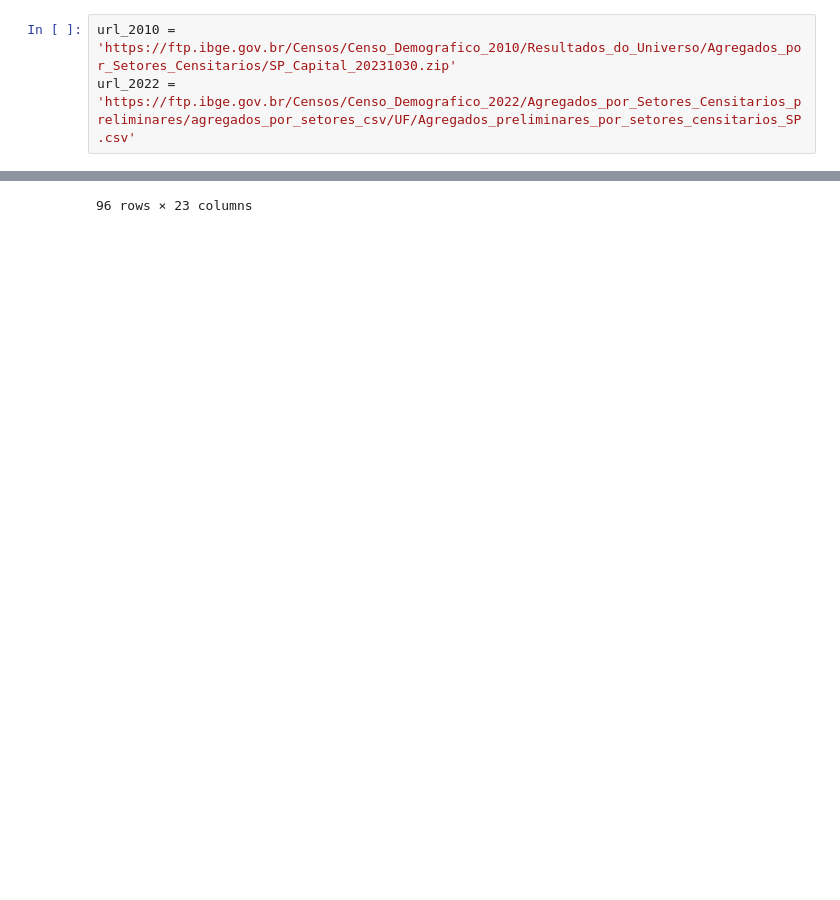
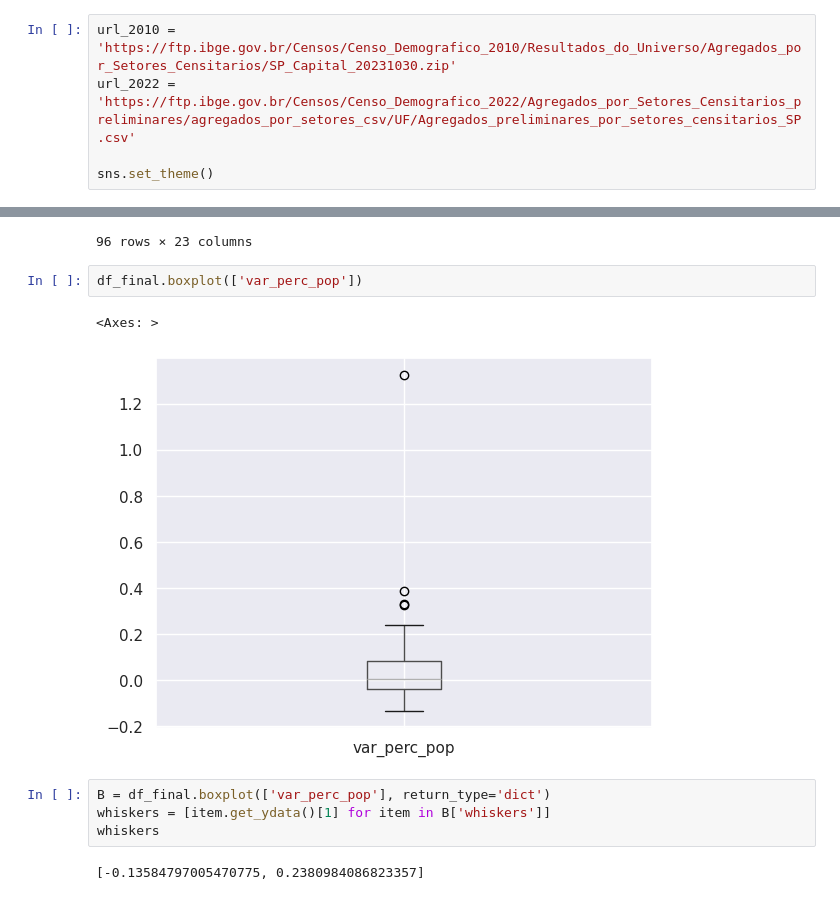
Before and after one commit to brunoazuma/explora_censo22, a Jupyter notebook: Explora_censos.ipynb, the cells around one changed output, grey strips where cells are left out. Saved outputs shown, nothing was run; the diff lists cells and outputs as text; blank space fills up the shorter version.

```diff
--- a/Explora_censos.ipynb
+++ b/Explora_censos.ipynb
@@ -9,6 +11,8 @@ from io import BytesIO
 # %%
 url_2010 = 'https://ftp.ibge.gov.br/Censos/Censo_Demografico_2010/Resultados_do_Universo/Agregados_por_Setores_Censitarios/SP_Capital_20231030.zip'
 url_2022 = 'https://ftp.ibge.gov.br/Censos/Censo_Demografico_2022/Agregados_por_Setores_Censitarios_preliminares/agregados_por_setores_csv/UF/Agregados_preliminares_por_setores_censitarios_SP.csv'
+
+sns.set_theme()
 # %% [markdown]
 ## Censo 2010
 # %% [markdown]
@@ -294,3 +298,14 @@ df_final
 | 94 | 3 | Sudeste | 35 | São Paulo | 3550308 | São Paulo | 355030895 | São Domingos | 209 | 88884 | ... |
 | 95 | 3 | Sudeste | 35 | São Paulo | 3550308 | São Paulo | 355030896 | Lajeado | 304 | 164391 | ... |
 96 rows × 23 columns
+# %%
+df_final.boxplot(['var_perc_pop'])
+# %% [output]
+<Axes: >
+[figure, added]
+# %%
+B = df_final.boxplot(['var_perc_pop'], return_type='dict')
+whiskers = [item.get_ydata()[1] for item in B['whiskers']]
+whiskers
+# %% [output]
+[-0.13584797005470775, 0.2380984086823357]
```
Also changed, not shown: parts of 4 cells of this notebook.
